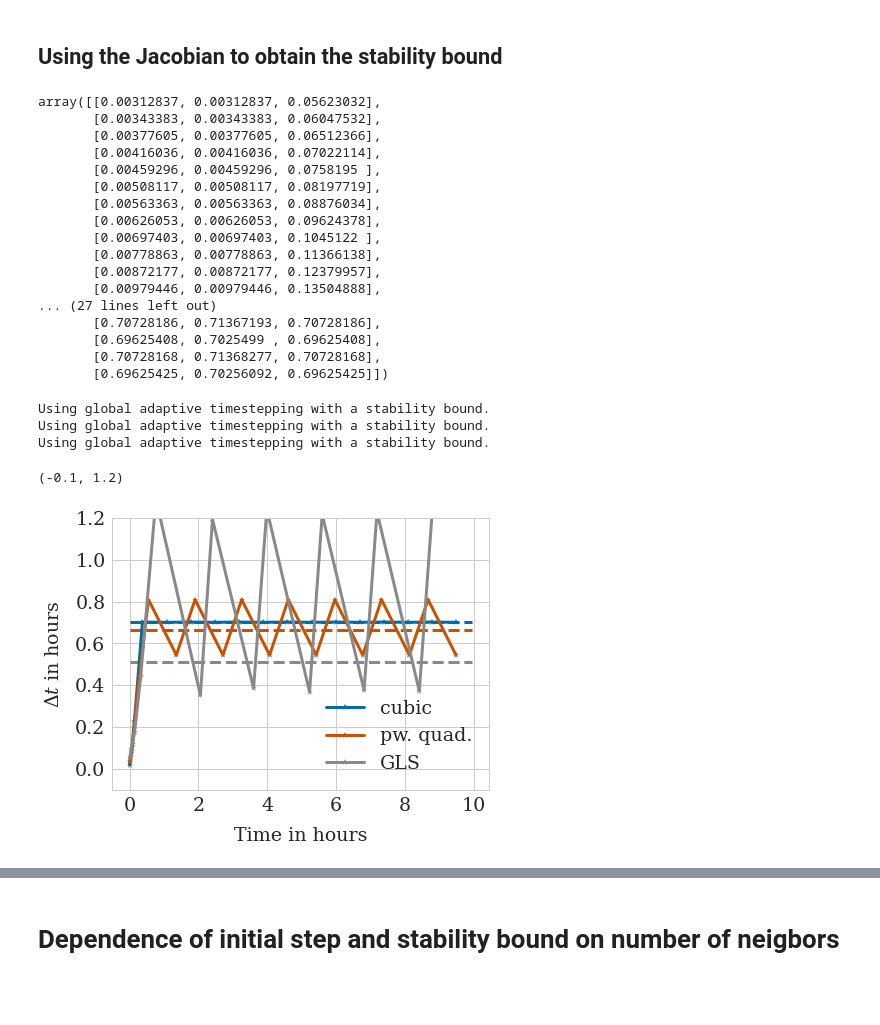
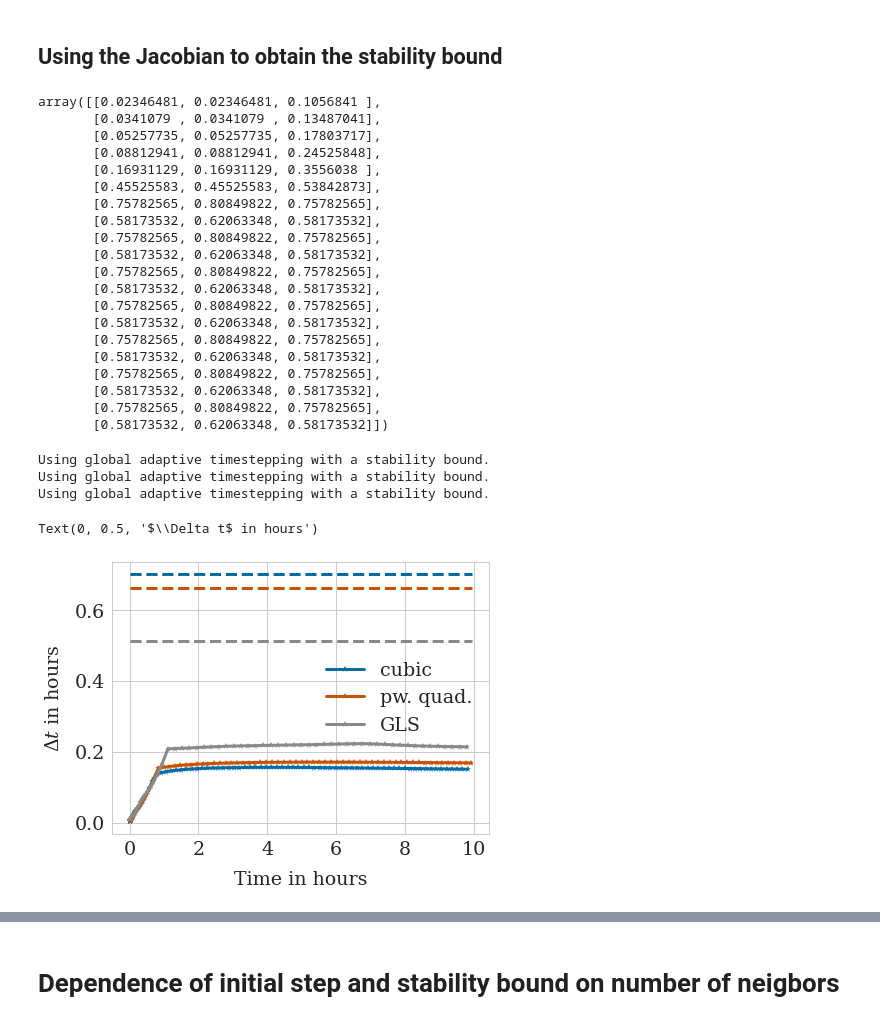
Before and after one commit to somathias/cbmos, a Jupyter notebook: exp-draft_global_adaptivity_locally_compressed_monolayer.ipynb, the cells around one changed output, grey strips where cells are left out. Saved outputs shown, nothing was run; the diff lists cells and outputs as text; code cells hidden in the pictures; blank space fills up the shorter version.

Commit message:
Study global adaptivity for different setups

```diff
--- a/exp-draft.ipynb
+++ b/exp-draft_global_adaptivity_locally_compressed_monolayer.ipynb
@@ -32,7 +32,7 @@ plt.rcParams.update(params)
 s = 1.0    # rest length
 tf = 10.0  # final time
 rA = 1.5   # maximum interaction distance
-dim = 1
+dim = 2
 seed=67
 
 dt = 0.05
@@ -137,0 +181,27 @@ GLS 0.5128205128205129
+# %%
+plt.plot(t_data, 1.0/gp_cubic*np.ones(len(t_data)), linestyle='--', color=colors['cubic'] )
+plt.plot(t_data, 1.0/gp_PWQ*np.ones(len(t_data)), linestyle='--', color=colors['pw. quad.'] )
+plt.plot(t_data, 1.0/gp_GLS*np.ones(len(t_data)), linestyle='--', color=colors['GLS'] )
+
+for force in force_names:
+
+    try:
+        os.remove('step_sizes'+filename_ending[force]+'.txt')
+        os.remove('time_points'+filename_ending[force]+'.txt')
+        os.remove('AFs'+filename_ending[force]+'.txt')
+
+    except FileNotFoundError:
+        print('Nothing to delete.')
+
+    ts, history = models_ef[force].simulate(sheet, t_data, params[force], {"eps": 0.001, "eta":0.0001, "out": filename_ending[force], 'write_to_file': True}, seed=seed)
+    dts = np.loadtxt('step_sizes'+filename_ending[force]+'.txt')
+    print('Initial step '+force + ' ' +str(dts[0]))
+    print('Stability bound estimate '+force + ' ' +str((dts[-2]+dts[-1])/2.0))
+    plt.plot(ts[:-1], dts,'-*', label=force, color=colors[force])
+
+plt.legend()
+plt.xlabel('Time in hours')
+plt.ylabel('$\Delta t$ in hours')
+plt.ylim([-0.1, 1.2])
+plt.savefig('adaptivity_local_compression_eps0_001.pdf', bbox_inches='tight')
+#plt.savefig('adaptivity_pairwise_relaxation_eps0_001.png', bbox_inches='tight')
@@ -138,60 +245,67 @@ GLS 0.5128205128205129
 # %% [markdown]
 ## Using the Jacobian to obtain the stability bound
 # %%
-dts = np.loadtxt('step_sizes_cubic.txt')
+dts = np.loadtxt('step_sizes_pwq.txt')
 # %%
 dts
 # %% [output]
-array([[0.00312837, 0.00312837, 0.05623032],
-       [0.00343383, 0.00343383, 0.06047532],
-       [0.00377605, 0.00377605, 0.06512366],
-       [0.00416036, 0.00416036, 0.07022114],
-       [0.00459296, 0.00459296, 0.0758195 ],
-       [0.00508117, 0.00508117, 0.08197719],
-       [0.00563363, 0.00563363, 0.08876034],
-       [0.00626053, 0.00626053, 0.09624378],
-       [0.00697403, 0.00697403, 0.1045122 ],
-       [0.00778863, 0.00778863, 0.11366138],
-       [0.00872177, 0.00872177, 0.12379957],
-       [0.00979446, 0.00979446, 0.13504888],
-... (27 lines left out)
-       [0.70728186, 0.71367193, 0.70728186],
-       [0.69625408, 0.7025499 , 0.69625408],
-       [0.70728168, 0.71368277, 0.70728168],
-       [0.69625425, 0.70256092, 0.69625425]])
+array([[0.02346481, 0.02346481, 0.1056841 ],
+       [0.0341079 , 0.0341079 , 0.13487041],
+       [0.05257735, 0.05257735, 0.17803717],
+       [0.08812941, 0.08812941, 0.24525848],
+       [0.16931129, 0.16931129, 0.3556038 ],
+       [0.45525583, 0.45525583, 0.53842873],
+       [0.75782565, 0.80849822, 0.75782565],
+       [0.58173532, 0.62063348, 0.58173532],
+       [0.75782565, 0.80849822, 0.75782565],
+       [0.58173532, 0.62063348, 0.58173532],
+       [0.75782565, 0.80849822, 0.75782565],
+       [0.58173532, 0.62063348, 0.58173532],
+       [0.75782565, 0.80849822, 0.75782565],
+       [0.58173532, 0.62063348, 0.58173532],
+       [0.75782565, 0.80849822, 0.75782565],
+       [0.58173532, 0.62063348, 0.58173532],
+       [0.75782565, 0.80849822, 0.75782565],
+       [0.58173532, 0.62063348, 0.58173532],
+       [0.75782565, 0.80849822, 0.75782565],
+       [0.58173532, 0.62063348, 0.58173532]])
 # %%
 plt.plot(t_data, 1.0/gp_cubic*np.ones(len(t_data)), linestyle='--', color=colors['cubic'] )
 plt.plot(t_data, 1.0/gp_PWQ*np.ones(len(t_data)), linestyle='--', color=colors['pw. quad.'] )
 plt.plot(t_data, 1.0/gp_GLS*np.ones(len(t_data)), linestyle='--', color=colors['GLS'] )
 
 for force in force_names:
 
     try:
         os.remove('step_sizes'+filename_ending[force]+'.txt')
     except FileNotFoundError:
         print('Nothing to delete.')
     try:
         os.remove('AFs'+filename_ending[force]+'.txt')
     except FileNotFoundError:
         print('Nothing to delete.')
+    try:
+        os.remove('EVs'+filename_ending[force]+'.txt')
+    except FileNotFoundError:
+        print('Nothing to delete.')
 
-    ts, history = models_ef[force].simulate(cell_list, t_data, params[force], {"eps": 0.04, "out": filename_ending[force], 'write_to_file': True, 'jacobian': models_ef[force].jacobian, 'force_args': params[force]}, seed=seed)
+    ts, history = models_ef[force].simulate(sheet, t_data, params[force], {"eps": 0.001, "out": filename_ending[force], 'write_to_file': True, 'jacobian': models_ef[force].jacobian, 'force_args': params[force]}, seed=seed)
     dts = np.loadtxt('step_sizes'+filename_ending[force]+'.txt')
     #print('Initial step '+force + ' ' +str(dts[0]))
     #print('Stability bound estimate '+force + ' ' +str((dts[-2]+dts[-1])/2.0))
     #ts = np.loadtxt('time_points'+filename_ending[force]+'.txt')
     plt.plot(ts[:-1], dts[:, 0],'-*', label=force, color=colors[force])
+    #plt.plot(ts[:-1], dts[:, 1],'-*', label=force+', acc', color=colors[force], linestyle=':')
 
 
 
 
 plt.legend()
 plt.xlabel('Time in hours')
 plt.ylabel('$\Delta t$ in hours')
-plt.ylim([-0.1, 1.2])
 # %% [output]
 Using global adaptive timestepping with a stability bound.
 Using global adaptive timestepping with a stability bound.
 Using global adaptive timestepping with a stability bound.
-(-0.1, 1.2)
+Text(0, 0.5, '$\\Delta t$ in hours')
-[figure, old version]
+[figure, new version]
```
Also changed, not shown: parts of 15 cells of this notebook, 4 other files.
